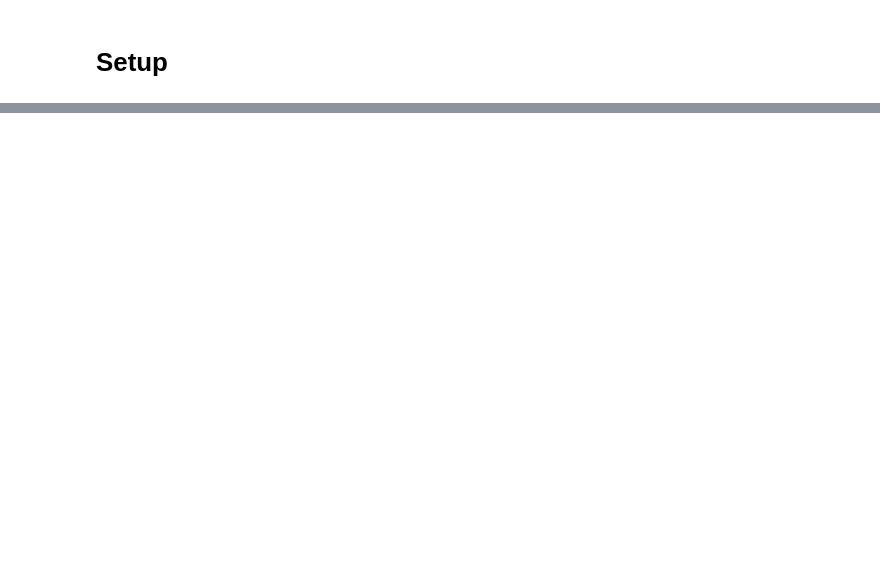
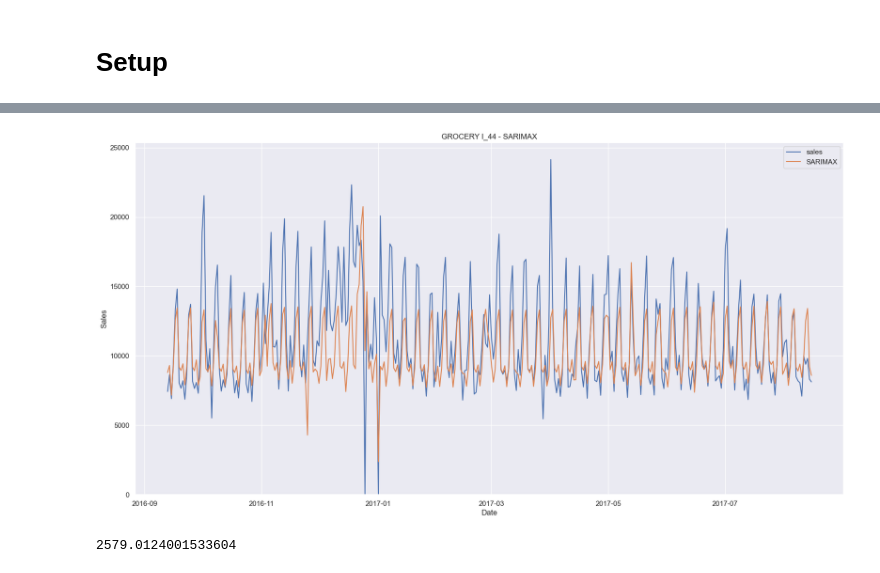
Before and after one commit to angie-xiao/store_sales, a Jupyter notebook: 4_modeling.ipynb, the cells around one changed output, grey strips where cells are left out. Cells and saved outputs as stored; diff of their text form; code cells hidden in the pictures; blank space fills up the shorter version.

```diff
--- a/4_modeling.ipynb
+++ b/4_modeling.ipynb
@@ -74,0 +454,46 @@ test = pd.read_csv('test.csv', index_col='date', parse_dates=True)
+# %%
+# predict
+start = len(train)
+end = len(train) + len(test) - 1
+preds = results.predict(
+    start, end,
+    exog=test[exog_vars],
+    type='levels'
+).rename(f'SARIMAX Preds') # type='levels' showing original data (as opposed to the differenced TS)
+# pred_SARIMAX = results.get_forecast(steps=len(test), exog=test[['onpromotion', 'oil_price']])
+
+
+p_df = pd.DataFrame()
+
+# concat result df
+test2 = test.reset_index()
+
+tmp_df = pd.DataFrame()
+tmp_df = pd.concat(
+    [
+        preds.reset_index(drop=True),
+        test2[features_to_use]
+
+    ],
+    axis=1
+)
+
+p_df = pd.concat([tmp_df, p_df],axis=1)
+# %%
+fig,ax = pyplot.subplots(1,1, figsize=(20,10))
+
+ax.plot(p_df['date'], p_df['sales'], label='sales')
+ax.plot(p_df['date'], p_df[f'SARIMAX Preds'], label=f'SARIMAX')
+ax.set_xlabel('Date')
+ax.set_ylabel('Sales')
+# ax.set_yscale('log')
+ax.set_ylim(bottom=0)
+ax.set_title(f'GROCERY I_44 - SARIMAX')
+ax.legend();
+# %% [output]
+[figure, added]
+# %%
+error=rmse(p_df['SARIMAX Preds'], p_df['sales'])
+error
+# %% [output]
+2579.0124001533604
```
Also changed, not shown: parts of 33 cells of this notebook, 2 other files.
